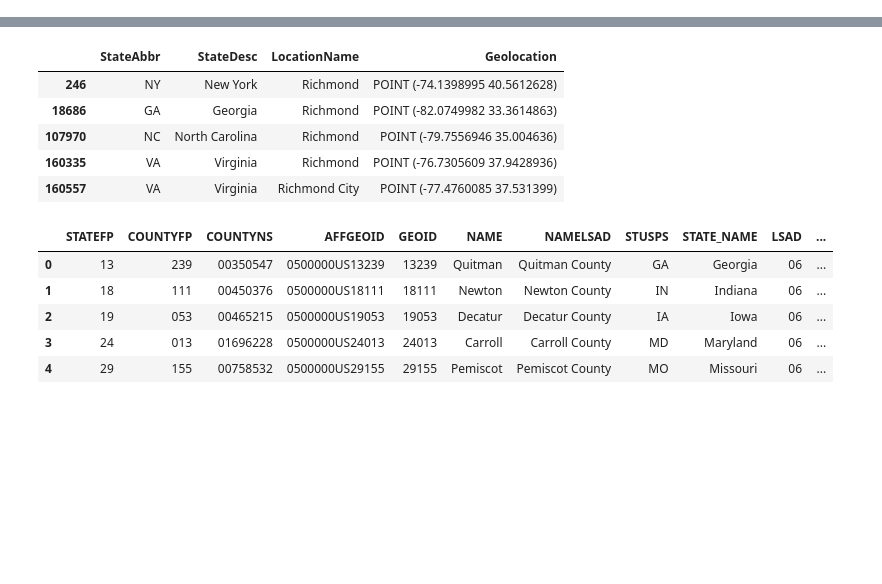
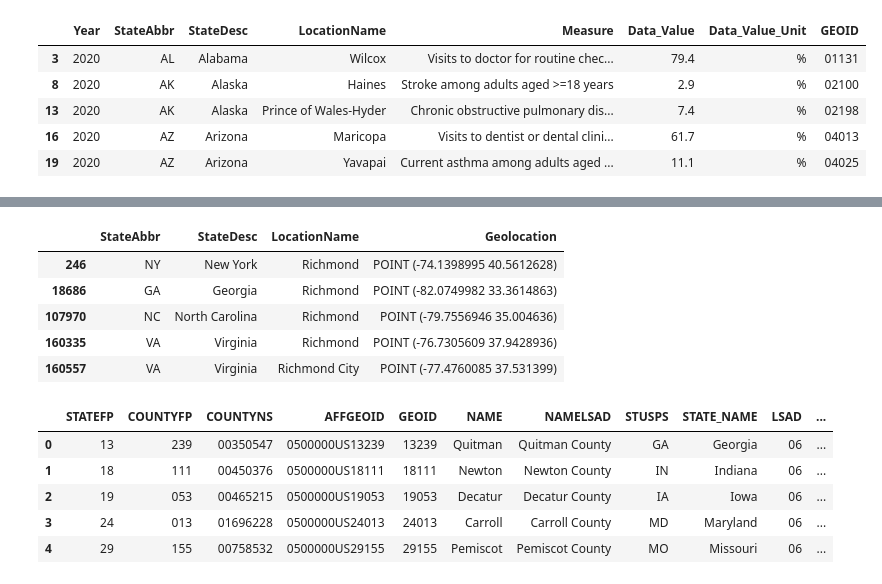
Before and after one commit to SloughJE/UnHealth_Dashboard, a Jupyter notebook: notebooks/1.0-JES-merging_data.ipynb, the cells around one changed output, grey strips where cells are left out. Saved outputs shown, nothing was run; the diff lists cells and outputs as text; code cells hidden in the pictures; blank space fills up the shorter version.

Commit message:
data loading and by year app

```diff
--- a/notebooks/1.0-JES-merging_data.ipynb
+++ b/notebooks/1.0-JES-merging_data.ipynb
@@ -6,6 +6,16 @@ pd.set_option("max_colwidth", None)
 pd.options.display.max_columns = None
 # %%
 from shapely import wkt
+# %%
+df_test = pd.read_pickle("../data/interim/CDC_PLACES_GEOID.pickle")
+df_test.head()
+# %% [output]
+|  | Year | StateAbbr | StateDesc | LocationName | Measure | Data_Value | Data_Value_Unit | GEOID |
+| 3 | 2020 | AL | Alabama | Wilcox | Visits to doctor for routine chec... | 79.4 | % | 01131 |
+| 8 | 2020 | AK | Alaska | Haines | Stroke among adults aged >=18 years | 2.9 | % | 02100 |
+| 13 | 2020 | AK | Alaska | Prince of Wales-Hyder | Chronic obstructive pulmonary dis... | 7.4 | % | 02198 |
+| 16 | 2020 | AZ | Arizona | Maricopa | Visits to dentist or dental clini... | 61.7 | % | 04013 |
+| 19 | 2020 | AZ | Arizona | Yavapai | Current asthma among adults aged ... | 11.1 | % | 04025 |
 # %%
 df_health1 = pd.read_csv("../data/raw/CDC_PLACES_LOCAL/PLACES__Local_Data_for_Better_Health__County_Data_2022_release_20240102.csv")
 # %%
```
Also changed, not shown: parts of 24 cells of this notebook, 3 other files.
